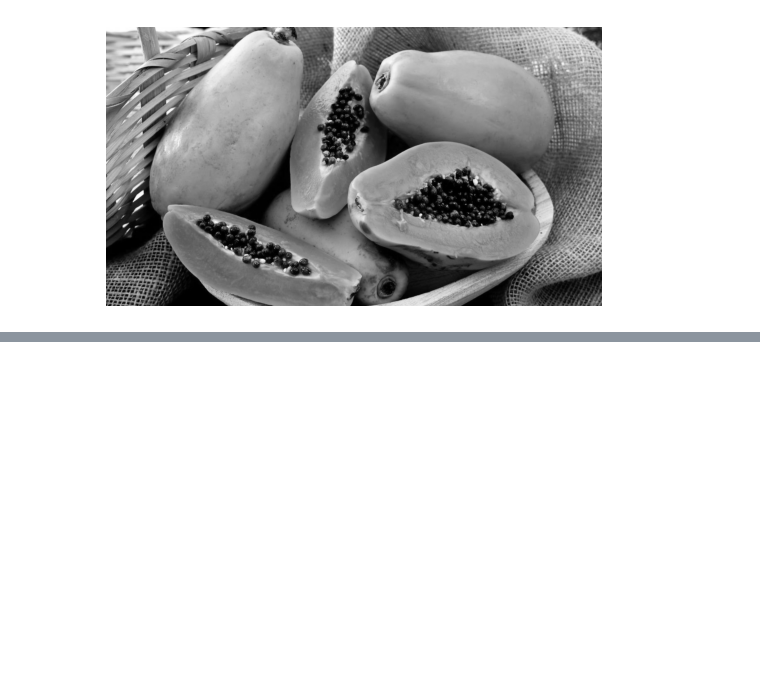
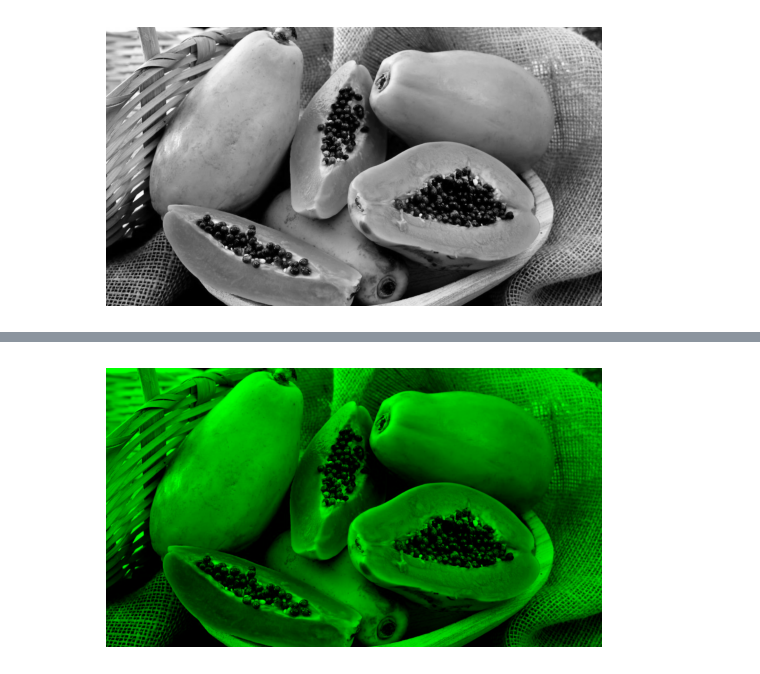
Before and after one commit to pizza2u/Python, a Jupyter notebook: Bibliotecas/Biblioteca PIL/2/2.ipynb, the cells around one changed output, grey strips where cells are left out. Drawn from its saved outputs; the diff is of its cells as text; code cells hidden in the pictures; blank space fills up the shorter version.

```diff
--- a/Bibliotecas/Biblioteca PIL/2/2.ipynb
+++ b/Bibliotecas/Biblioteca PIL/2/2.ipynb
@@ -83,0 +127,6 @@ plt.show()
+# %%
+plt.imshow(green_merge)
+plt.axis('off')
+plt.show()
+# %% [output]
+[figure, added]
```
Also changed, not shown: parts of 8 cells of this notebook.
